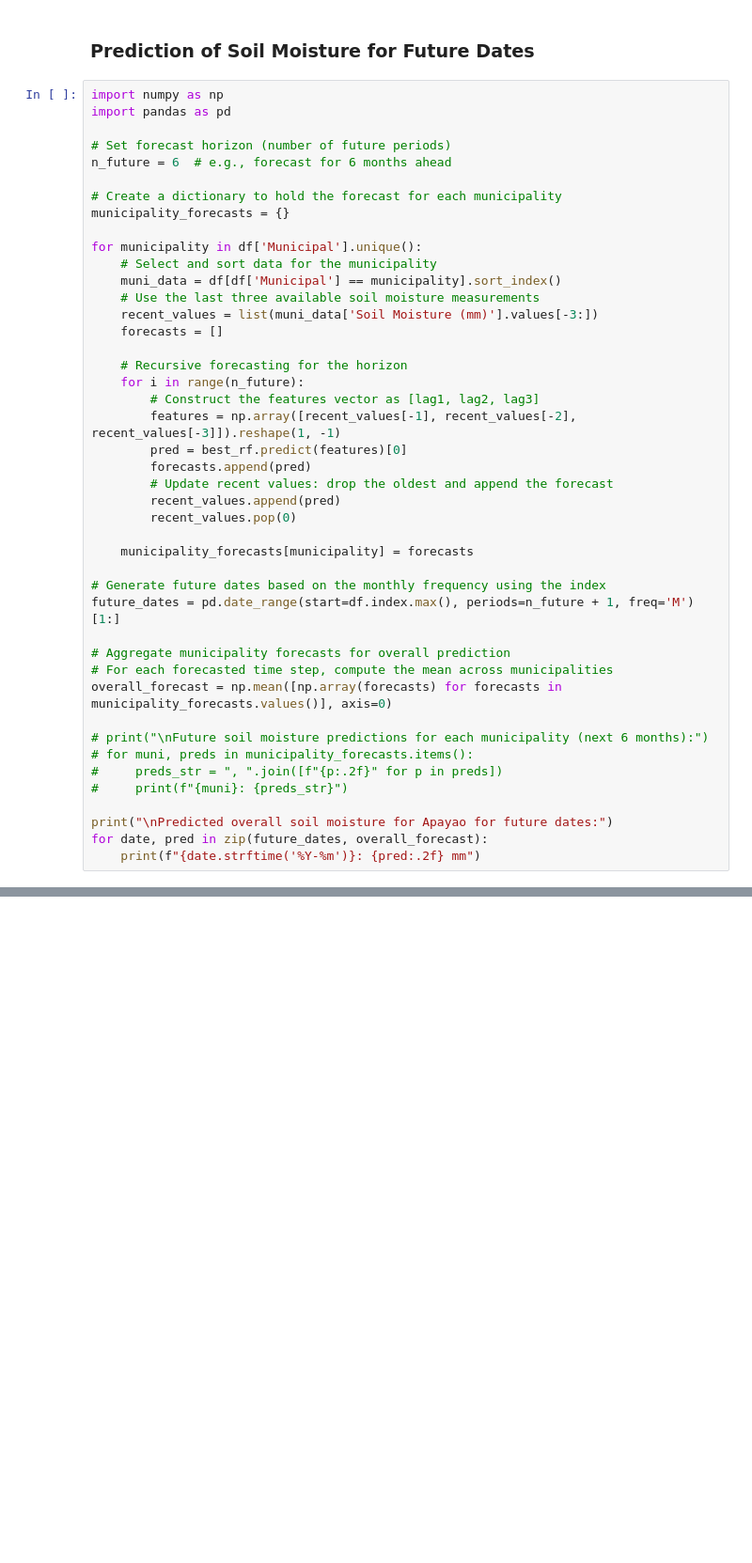
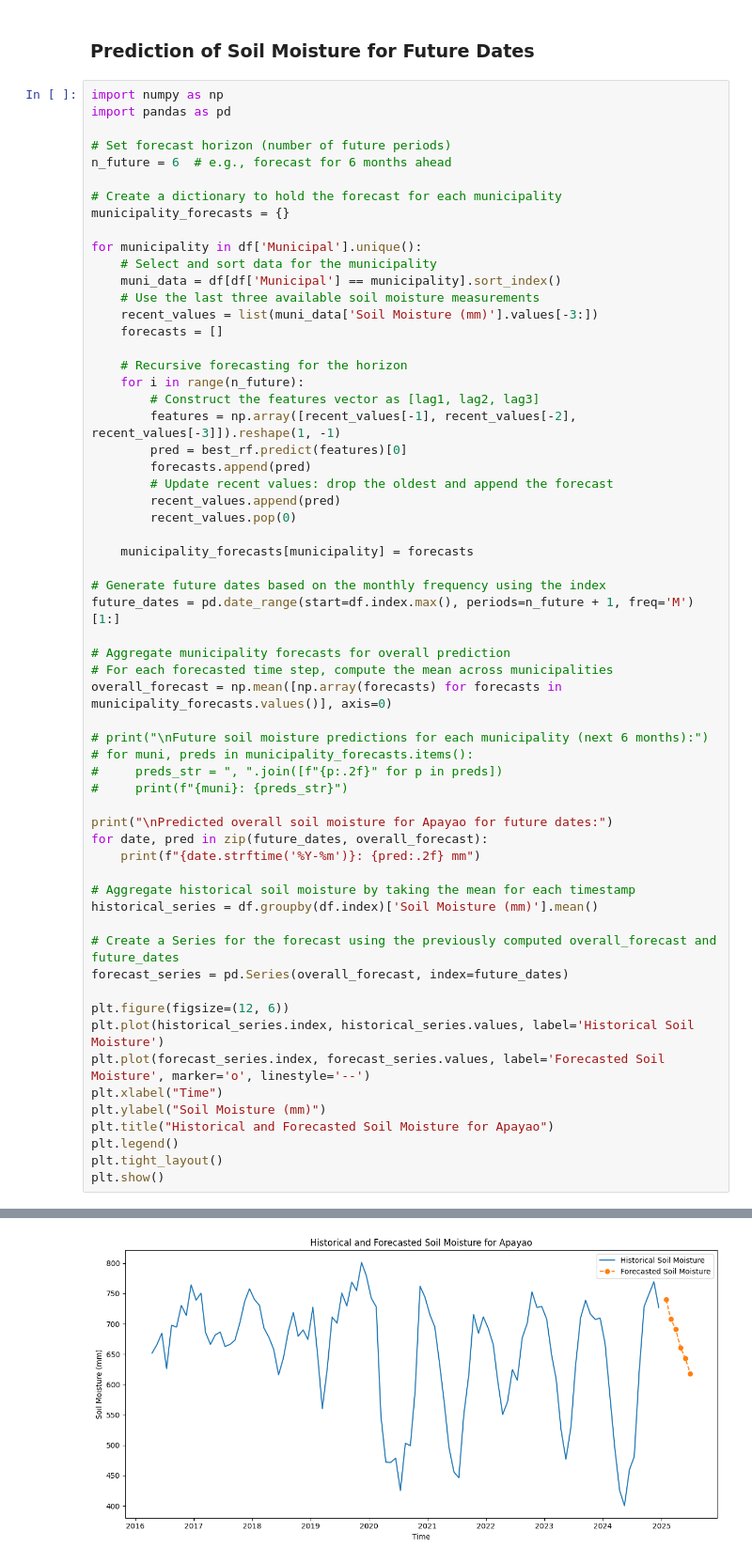
Before and after one commit to eysszn/9428-Acetone, a Jupyter notebook: finalproj/Random Forest.ipynb, the cells around one changed output, grey strips where cells are left out. Shown at 94% size. Saved outputs shown, nothing was run; the diff lists cells and outputs as text; blank space fills up the shorter version.

```diff
--- a/finalproj/Random Forest.ipynb
+++ b/finalproj/Random Forest.ipynb
@@ -243,30 +243,47 @@ for municipality in df['Municipal'].unique():
         forecasts.append(pred)
         # Update recent values: drop the oldest and append the forecast
         recent_values.append(pred)
         recent_values.pop(0)
 
     municipality_forecasts[municipality] = forecasts
 
 # Generate future dates based on the monthly frequency using the index
 future_dates = pd.date_range(start=df.index.max(), periods=n_future + 1, freq='M')[1:]
 
 # Aggregate municipality forecasts for overall prediction
 # For each forecasted time step, compute the mean across municipalities
 overall_forecast = np.mean([np.array(forecasts) for forecasts in municipality_forecasts.values()], axis=0)
 
 # print("\nFuture soil moisture predictions for each municipality (next 6 months):")
 # for muni, preds in municipality_forecasts.items():
 #     preds_str = ", ".join([f"{p:.2f}" for p in preds])
 #     print(f"{muni}: {preds_str}")
 
 print("\nPredicted overall soil moisture for Apayao for future dates:")
 for date, pred in zip(future_dates, overall_forecast):
     print(f"{date.strftime('%Y-%m')}: {pred:.2f} mm")
+
+# Aggregate historical soil moisture by taking the mean for each timestamp
+historical_series = df.groupby(df.index)['Soil Moisture (mm)'].mean()
+
+# Create a Series for the forecast using the previously computed overall_forecast and future_dates
+forecast_series = pd.Series(overall_forecast, index=future_dates)
+
+plt.figure(figsize=(12, 6))
+plt.plot(historical_series.index, historical_series.values, label='Historical Soil Moisture')
+plt.plot(forecast_series.index, forecast_series.values, label='Forecasted Soil Moisture', marker='o', linestyle='--')
+plt.xlabel("Time")
+plt.ylabel("Soil Moisture (mm)")
+plt.title("Historical and Forecasted Soil Moisture for Apayao")
+plt.legend()
+plt.tight_layout()
+plt.show()
 # %% [output]
 Predicted overall soil moisture for Apayao for future dates:
 2025-01: 740.01 mm
 2025-02: 707.87 mm
 2025-03: 691.60 mm
 2025-04: 660.88 mm
 2025-05: 642.92 mm
 2025-06: 618.14 mm
+[figure, added]
```
